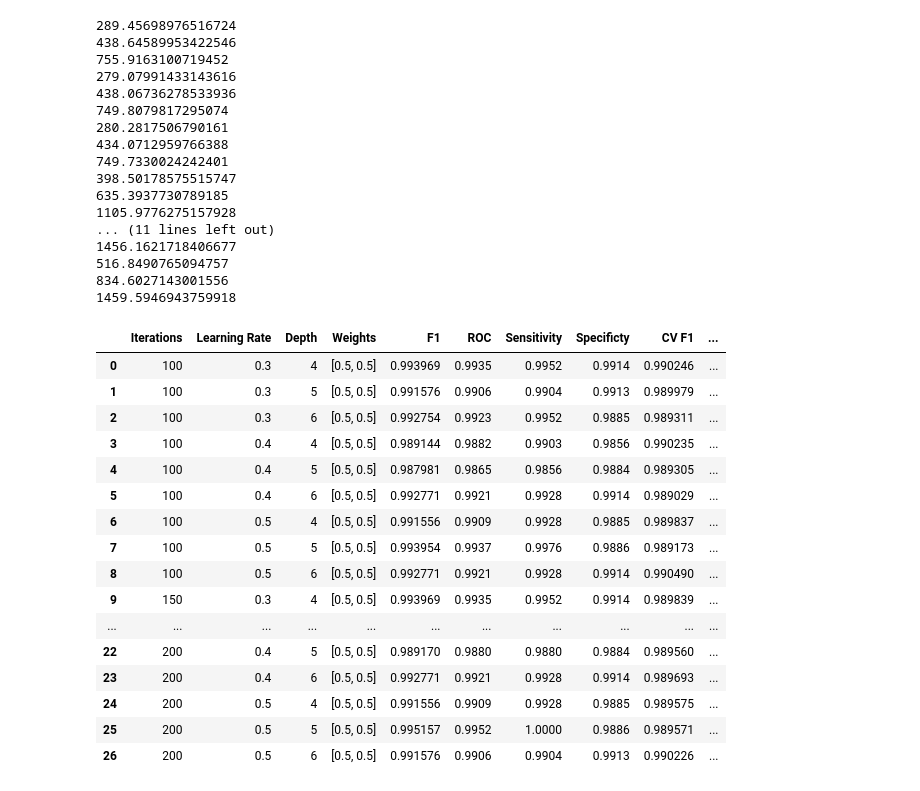
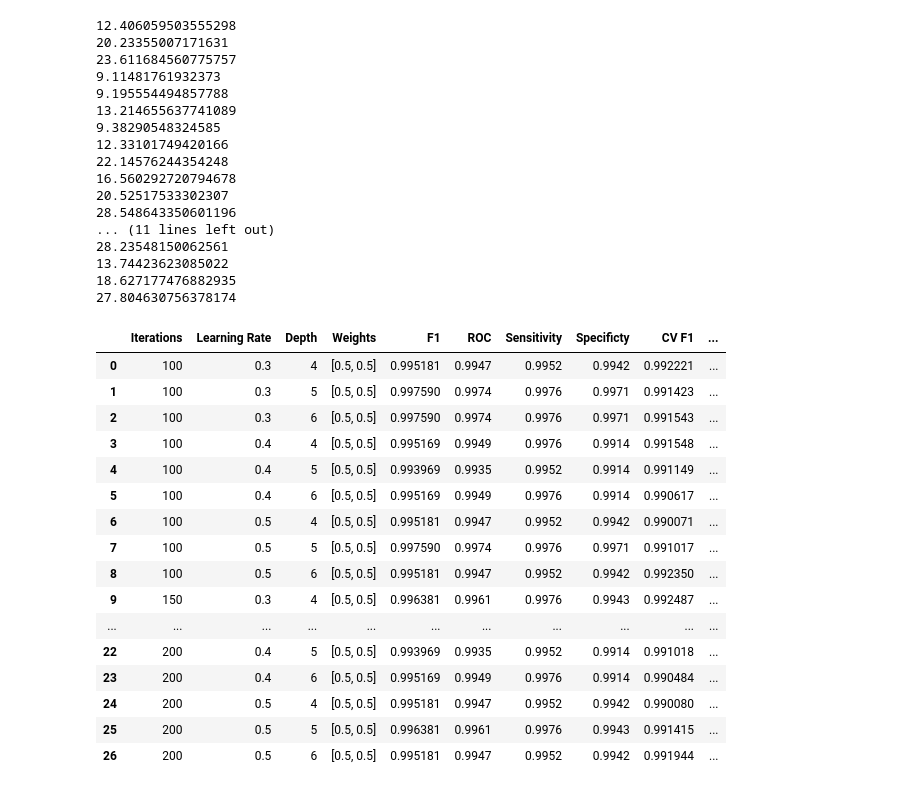
Before and after one commit to RomarN/Thesis, a Jupyter notebook: Scripts/CV.ipynb, the cells around one changed output. Cells and saved outputs as stored; diff of their text form; code cells hidden in the pictures.

```diff
--- a/Scripts/CV.ipynb
+++ b/Scripts/CV.ipynb
@@ -77,7 +77,7 @@ def model_validation(tr,ts, iterations, learning_rate,depth, weights, n_splits =
 
 
                     scores_cv = []
-                    skf = StratifiedKFold(n_splits=n_splits, shuffle=False, random_state=random_state)
+                    skf = StratifiedKFold(n_splits=n_splits, shuffle=True, random_state=random_state)
                     skf.get_n_splits(X_train, y_train)
                     for train_index, test_index in skf.split(X_train,y_train):
                         X_cv_train, X_cv_test = X_train.iloc[train_index], X_train.iloc[test_index]
@@ -124,46 +124,49 @@ def model_validation(tr,ts, iterations, learning_rate,depth, weights, n_splits =
 # %%
 # tr = "TrainSet-82-63_4041_TargetIn"
 # ts = "TestSet-18-63_4041_TargetIn"
 
-tr = "trainset_AMLvsALL_90_target_in"
-ts = "testset_AMLvsALL_10_target_in"
+# tr = "trainset_AMLvsALL_90_target_in"
+# ts = "testset_AMLvsALL_10_target_in"
+
+tr = "trainset_AML_vs_ALL_reduced_90_target_in"
+ts = "testset_AML_vs_ALL_reduced_90_target_in"
 
 start = time.time()
 
 #  iterations, learning_rate,depth, weights, n_splits = 10
 model_validation(tr,ts, [100 ,150 ,200], [0.3, 0.4, 0.5],[4, 5, 6],[0.5])
 # %% [output]
-289.45698976516724
-438.64589953422546
-755.9163100719452
-279.07991433143616
-438.06736278533936
-749.8079817295074
-280.2817506790161
-434.0712959766388
-749.7330024242401
-398.50178575515747
-635.3937730789185
-1105.9776275157928
+12.406059503555298
+20.23355007171631
+23.611684560775757
+9.11481761932373
+9.195554494857788
+13.214655637741089
+9.38290548324585
+12.33101749420166
+22.14576244354248
+16.560292720794678
+20.52517533302307
+28.548643350601196
 ... (11 lines left out)
-1456.1621718406677
-516.8490765094757
-834.6027143001556
-1459.5946943759918
+28.23548150062561
+13.74423623085022
+18.627177476882935
+27.804630756378174
 |  | Iterations | Learning Rate | Depth | Weights | F1 | ROC | Sensitivity | Specificty | CV F1 | ... |
-| 0 | 100 | 0.3 | 4 | [0.5, 0.5] | 0.993969 | 0.9935 | 0.9952 | 0.9914 | 0.990246 | ... |
-| 1 | 100 | 0.3 | 5 | [0.5, 0.5] | 0.991576 | 0.9906 | 0.9904 | 0.9913 | 0.989979 | ... |
-| 2 | 100 | 0.3 | 6 | [0.5, 0.5] | 0.992754 | 0.9923 | 0.9952 | 0.9885 | 0.989311 | ... |
-| 3 | 100 | 0.4 | 4 | [0.5, 0.5] | 0.989144 | 0.9882 | 0.9903 | 0.9856 | 0.990235 | ... |
-| 4 | 100 | 0.4 | 5 | [0.5, 0.5] | 0.987981 | 0.9865 | 0.9856 | 0.9884 | 0.989305 | ... |
-| 5 | 100 | 0.4 | 6 | [0.5, 0.5] | 0.992771 | 0.9921 | 0.9928 | 0.9914 | 0.989029 | ... |
-| 6 | 100 | 0.5 | 4 | [0.5, 0.5] | 0.991556 | 0.9909 | 0.9928 | 0.9885 | 0.989837 | ... |
-| 7 | 100 | 0.5 | 5 | [0.5, 0.5] | 0.993954 | 0.9937 | 0.9976 | 0.9886 | 0.989173 | ... |
-| 8 | 100 | 0.5 | 6 | [0.5, 0.5] | 0.992771 | 0.9921 | 0.9928 | 0.9914 | 0.990490 | ... |
-| 9 | 150 | 0.3 | 4 | [0.5, 0.5] | 0.993969 | 0.9935 | 0.9952 | 0.9914 | 0.989839 | ... |
+| 0 | 100 | 0.3 | 4 | [0.5, 0.5] | 0.995181 | 0.9947 | 0.9952 | 0.9942 | 0.992221 | ... |
+| 1 | 100 | 0.3 | 5 | [0.5, 0.5] | 0.997590 | 0.9974 | 0.9976 | 0.9971 | 0.991423 | ... |
+| 2 | 100 | 0.3 | 6 | [0.5, 0.5] | 0.997590 | 0.9974 | 0.9976 | 0.9971 | 0.991543 | ... |
+| 3 | 100 | 0.4 | 4 | [0.5, 0.5] | 0.995169 | 0.9949 | 0.9976 | 0.9914 | 0.991548 | ... |
+| 4 | 100 | 0.4 | 5 | [0.5, 0.5] | 0.993969 | 0.9935 | 0.9952 | 0.9914 | 0.991149 | ... |
+| 5 | 100 | 0.4 | 6 | [0.5, 0.5] | 0.995169 | 0.9949 | 0.9976 | 0.9914 | 0.990617 | ... |
+| 6 | 100 | 0.5 | 4 | [0.5, 0.5] | 0.995181 | 0.9947 | 0.9952 | 0.9942 | 0.990071 | ... |
+| 7 | 100 | 0.5 | 5 | [0.5, 0.5] | 0.997590 | 0.9974 | 0.9976 | 0.9971 | 0.991017 | ... |
+| 8 | 100 | 0.5 | 6 | [0.5, 0.5] | 0.995181 | 0.9947 | 0.9952 | 0.9942 | 0.992350 | ... |
+| 9 | 150 | 0.3 | 4 | [0.5, 0.5] | 0.996381 | 0.9961 | 0.9976 | 0.9943 | 0.992487 | ... |
 | ... | ... | ... | ... | ... | ... | ... | ... | ... | ... | ... |
-| 22 | 200 | 0.4 | 5 | [0.5, 0.5] | 0.989170 | 0.9880 | 0.9880 | 0.9884 | 0.989560 | ... |
-| 23 | 200 | 0.4 | 6 | [0.5, 0.5] | 0.992771 | 0.9921 | 0.9928 | 0.9914 | 0.989693 | ... |
-| 24 | 200 | 0.5 | 4 | [0.5, 0.5] | 0.991556 | 0.9909 | 0.9928 | 0.9885 | 0.989575 | ... |
-| 25 | 200 | 0.5 | 5 | [0.5, 0.5] | 0.995157 | 0.9952 | 1.0000 | 0.9886 | 0.989571 | ... |
-| 26 | 200 | 0.5 | 6 | [0.5, 0.5] | 0.991576 | 0.9906 | 0.9904 | 0.9913 | 0.990226 | ... |
+| 22 | 200 | 0.4 | 5 | [0.5, 0.5] | 0.993969 | 0.9935 | 0.9952 | 0.9914 | 0.991018 | ... |
+| 23 | 200 | 0.4 | 6 | [0.5, 0.5] | 0.995169 | 0.9949 | 0.9976 | 0.9914 | 0.990484 | ... |
+| 24 | 200 | 0.5 | 4 | [0.5, 0.5] | 0.995181 | 0.9947 | 0.9952 | 0.9942 | 0.990080 | ... |
+| 25 | 200 | 0.5 | 5 | [0.5, 0.5] | 0.996381 | 0.9961 | 0.9976 | 0.9943 | 0.991415 | ... |
+| 26 | 200 | 0.5 | 6 | [0.5, 0.5] | 0.995181 | 0.9947 | 0.9952 | 0.9942 | 0.991944 | ... |
```
Also changed, not shown: 6 other files.
